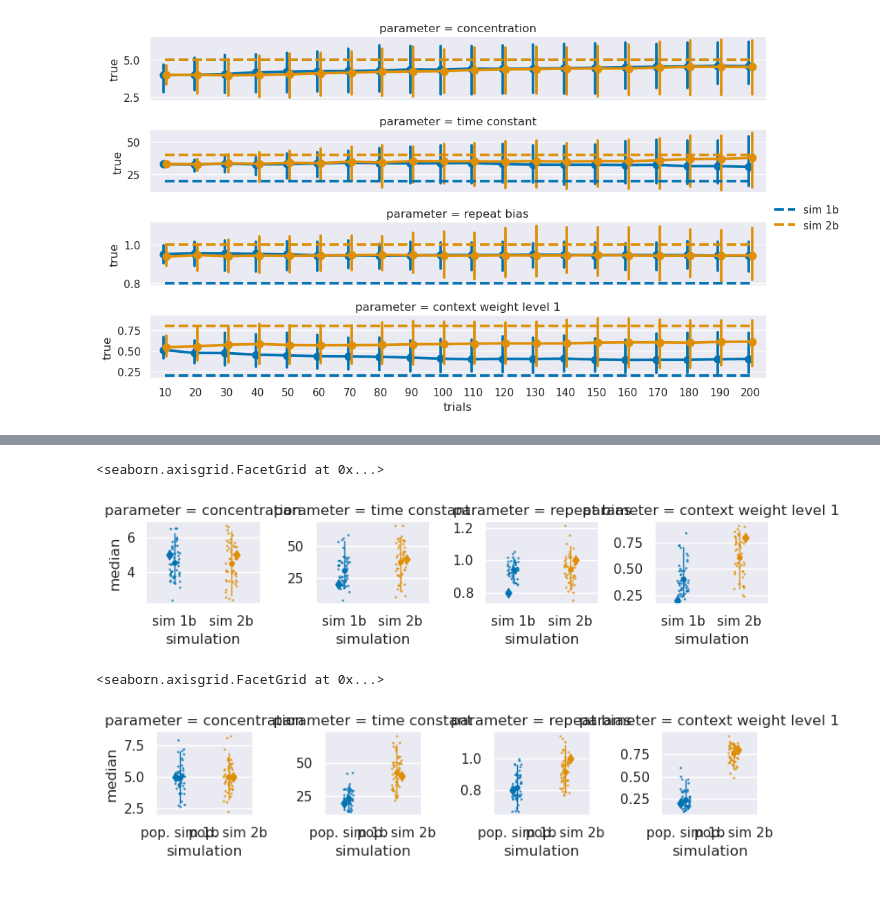
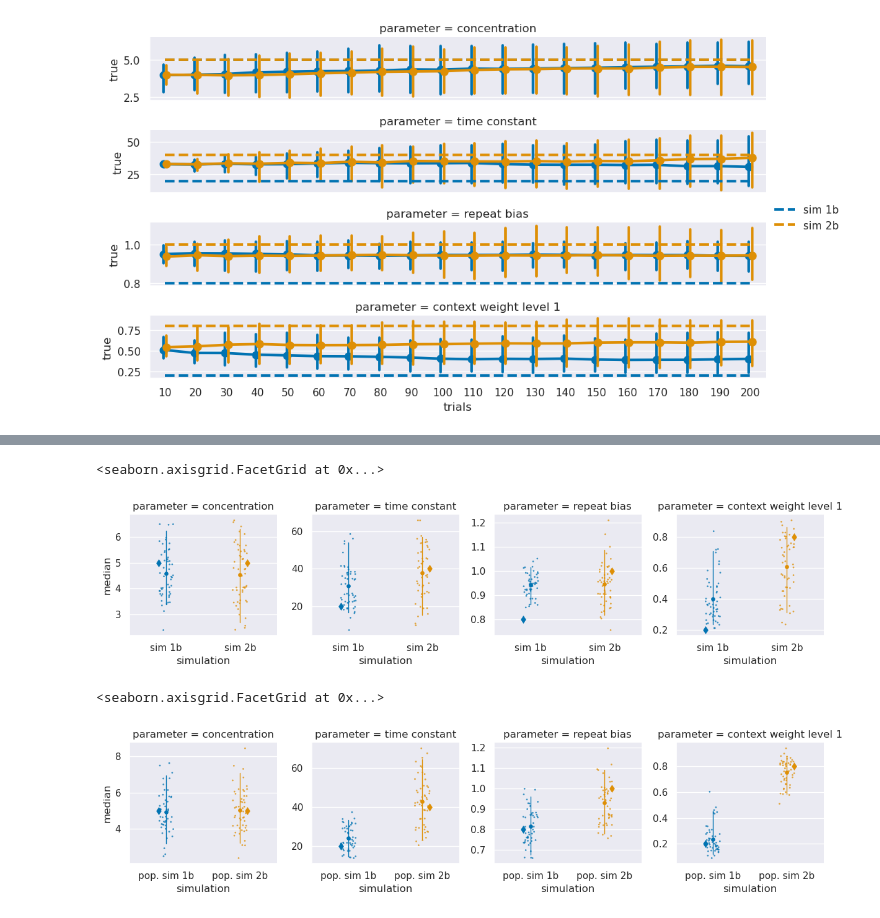
Before and after one commit to latimerk/hddCRP, a Jupyter notebook: plot_simulation_results.ipynb, the cells around one changed output, grey strips where cells are left out. Saved outputs shown, nothing was run; the diff lists cells and outputs as text; code cells hidden in the pictures.

Commit message:
making sure plotting code is up to date

```diff
--- a/plot_simulation_results.ipynb
+++ b/plot_simulation_results.ipynb
@@ -10,6 +10,8 @@ import os
 # %%
 var_to_plot = "median"
 palette="colorblind"
+
+file_suffix = "_cd1_nb1"
 
 parameter_name_map = {"alpha" : "concentration",
                       "context_similarity_depth_1" : "context weight level 1",
@@ -38,7 +40,7 @@ def load_summary(sim, block):
         for block_c in block:
             #print(f"sim {sim_c}, block {block_c}")
             # df = pd.read_pickle(f"Results/Simulations/sim_summary_{sim_c}_block_{block_c}.pkl")
-            df = pd.read_pickle(f"Results/Simulations/sim_summary_{sim_c}_block_{block_c}_cd1_nb1.pkl")
+            df = pd.read_pickle(f"Results/Simulations/sim_summary_{sim_c}_block_{block_c}{file_suffix}.pkl")
             df.index.name = "parameter"
             df = df.reset_index()
             df["simulation"] = sim_c
@@ -52,17 +54,7 @@ def load_summary(sim, block):
     return df_a, df2_a, ms
 
 def load_samples(sim, block):
-    df = pd.read_pickle(f"Results/Simulations/sim_{sim}_block_{block}_cd1_nb1.pkl")
+    df = pd.read_pickle(f"Results/Simulations/sim_{sim}_block_{block}{file_suffix}.pkl")
     df.rename(columns=parameter_name_map, inplace=True)
     df["simulation"] = df["simulation"].map(sim_name_map)
     return df
-# %%
-# a,b,c = load_summary(2,[1,2,3])
-
-# a[["true", "median", "run", "parameter"]]
-# a.reset_index()
-# c
-a,b,c = load_summary(6,1)
-d = load_samples(6,1)
-a["parameter"].unique()
-d.head()
@@ -245,7 +245,7 @@ def plot_params_per_sim(sim,block):
 
     dodge = 0.2 if len(sim) > 1 else False;
 
-    g = sns.FacetGrid(a, col="parameter",  height=2, aspect=1, sharey=False);
+    g = sns.FacetGrid(a, col="parameter",  height=3, aspect=1, sharey=False);
     g.map_dataframe(sns.stripplot, x="simulation", hue="simulation", y=var_to_plot, dodge=False, alpha=0.75, palette=palette,size=2); #
     g.map_dataframe(sns.pointplot, x="simulation", y="true", dodge=dodge, linestyles="none", markers="d", markersize=6, palette=palette, errorbar=None,linewidth=0.5,alpha=1,  hue="simulation");
     g.map_dataframe(sns.pointplot, x="simulation", y=var_to_plot,
@@ -267,11 +281,11 @@ block = 20;
 plot_params_per_sim(sim, block)
 # %% [output]
 <seaborn.axisgrid.FacetGrid at 0x...>
-[figure, old version]
+[figure, new version]
 # %%
 sim = [6,7];
-block = 9;
+block = 10;
 plot_params_per_sim(sim, block)
 # %% [output]
 <seaborn.axisgrid.FacetGrid at 0x...>
-[figure, old version]
+[figure, new version]
```
Also changed, not shown: parts of 7 cells of this notebook, 2 other files.
